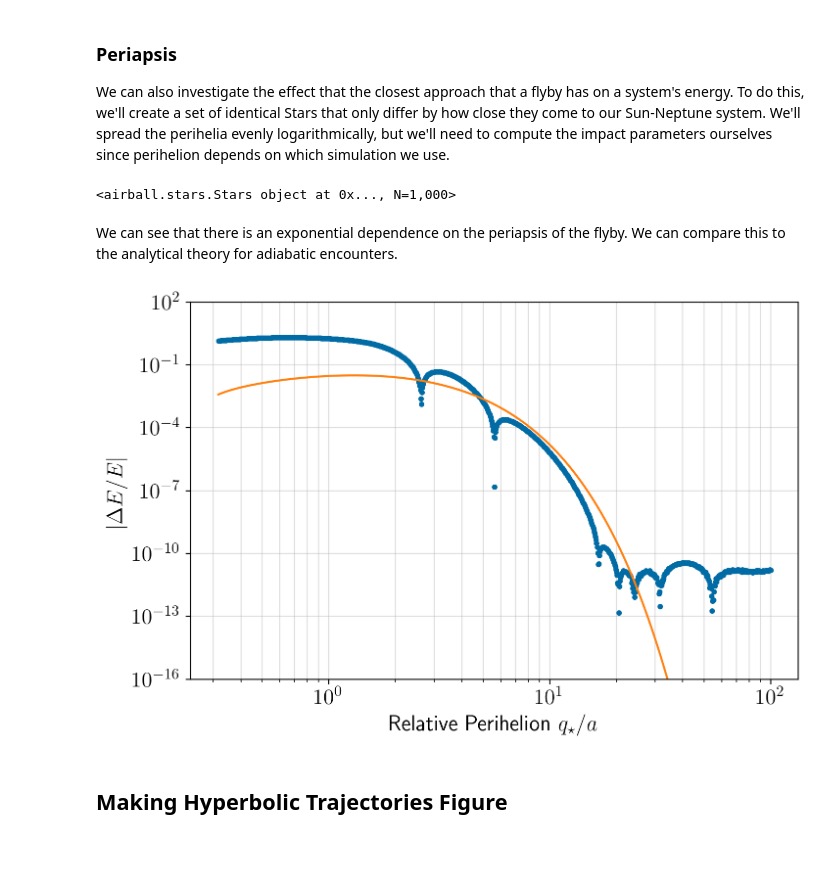
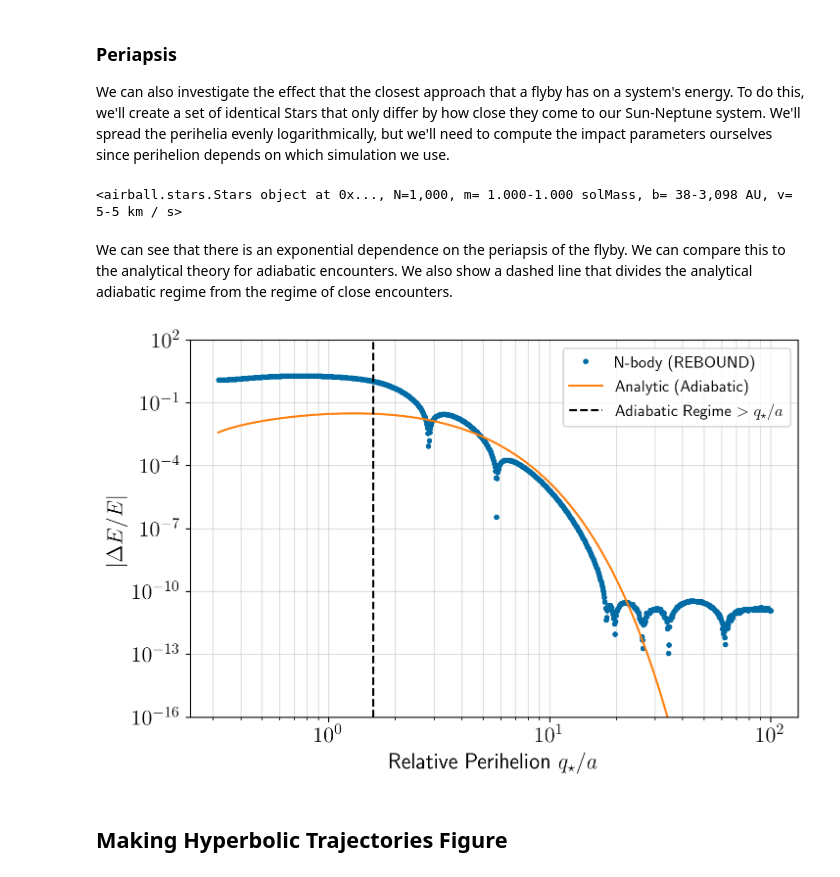
Before and after one commit to zyrxvo/airball, a Jupyter notebook: docs/examples/basics.ipynb, the cells around one changed output. Saved outputs shown, nothing was run; the diff lists cells and outputs as text; code cells hidden in the pictures; blank space fills up the shorter version.

```diff
--- a/docs/examples/basics.ipynb
+++ b/docs/examples/basics.ipynb
@@ -62,7 +62,6 @@ def setup():
     sim.add(m=1)
     sim.add(m=5.151e-5, a=30.278, e=0.013, inc=0.031, omega=0, Omega=0, f=0)
     sim.integrator = 'ias15'
-    sim.ri_ias15.adaptive_mode = 2
     sim.move_to_com()
     return sim
 # %% [markdown]
@@ -140,7 +139,7 @@ We can easily investigate the effects that different flybys would have on a give
 Let us first investigate the effect that the orientation of a flyby has on a system's energy. To do this, we'll create a set of Stars that all have the same mass, impact parameter and velocity, but with random inclination angles. We'll use the same $m$, $b$, and $v$ as our original star. The `airball.Stars` object won't show you all of the stars in it unless you iterate through it. It does this for speed. We'll also sort the stars by their inclination.
 # %%
 Nstars = 1000
-stars = airball.Stars(m=star.m, b=star.b, v=star.v, inc='uniform', omega=star.omega, Omega=star.Omega, size=Nstars)
+stars = airball.Stars(m=star.m, b=star.b, v=star.v, inc='isotropic', omega=star.omega, Omega=star.Omega, size=Nstars)
 stars.sortby('inc')
 stars
 # %% [output]
@@ -183,28 +182,30 @@ stars = airball.Stars(m=star.m, b=b_stars, v=star.v, inc=star.inc, omega=star.om
 stars.sortby('q', sim)
 stars
 # %% [output]
-<airball.stars.Stars object at 0x..., N=1,000>
+<airball.stars.Stars object at 0x..., N=1,000, m= 1.000-1.000 solMass, b= 38-3,098 AU, v= 5-5 km / s>
 # %%
 sim = setup()
 after_sims = airball.flybys(sim, stars)
 # %% [markdown]
-We can see that there is an exponential dependence on the periapsis of the flyby. We can compare this to the analytical theory for adiabatic encounters.
+We can see that there is an exponential dependence on the periapsis of the flyby. We can compare this to the analytical theory for adiabatic encounters. We also show a dashed line that divides the analytical adiabatic regime from the regime of close encounters.
 # %%
 dEs = np.zeros(Nstars)
 for i in range(Nstars):
     dEs[i] = np.abs((after_sims[i].energy() - sim.energy())/sim.energy())
 
 plt.rcParams.update({'font.size': 16})
 fig,ax = plt.subplots(1,1, figsize=(8,5), sharex=True)
-ax.loglog(stars.q(sim)/sim.particles[1].a, dEs, '.')
-ax.loglog(stars.q(sim)/sim.particles[1].a, np.abs(airball.relative_energy_change(sim, stars)))
+ax.loglog(stars.q(sim)/sim.particles[1].a, dEs, '.', label='N-body (REBOUND)')
+ax.loglog(stars.q(sim)/sim.particles[1].a, np.abs(airball.analytic.energy_change_adiabatic_estimate(sim, stars)/airball.analytic.binary_energy(sim)), label='Analytic (Adiabatic)')
+ax.axvline(2**(2/3), c='k', ls='--', label=r'Adiabatic Regime $> q_\star/a$')
+ax.legend(prop={'size': 12})
 ax.grid(which='both', alpha=0.4)
 ax.set_ylim([1e-16, 1e2])
 ax.set_ylabel(r'$|\Delta E/E|$')
 ax.set_xlabel(r'Relative Perihelion $q_\star/a$')
 plt.show()
 # %% [output]
-[figure, old version]
+[figure, new version]
 # %% [markdown]
 ## Making Hyperbolic Trajectories Figure
 # %%
```
Also changed, not shown: parts of 6 cells of this notebook, 9 other files.
